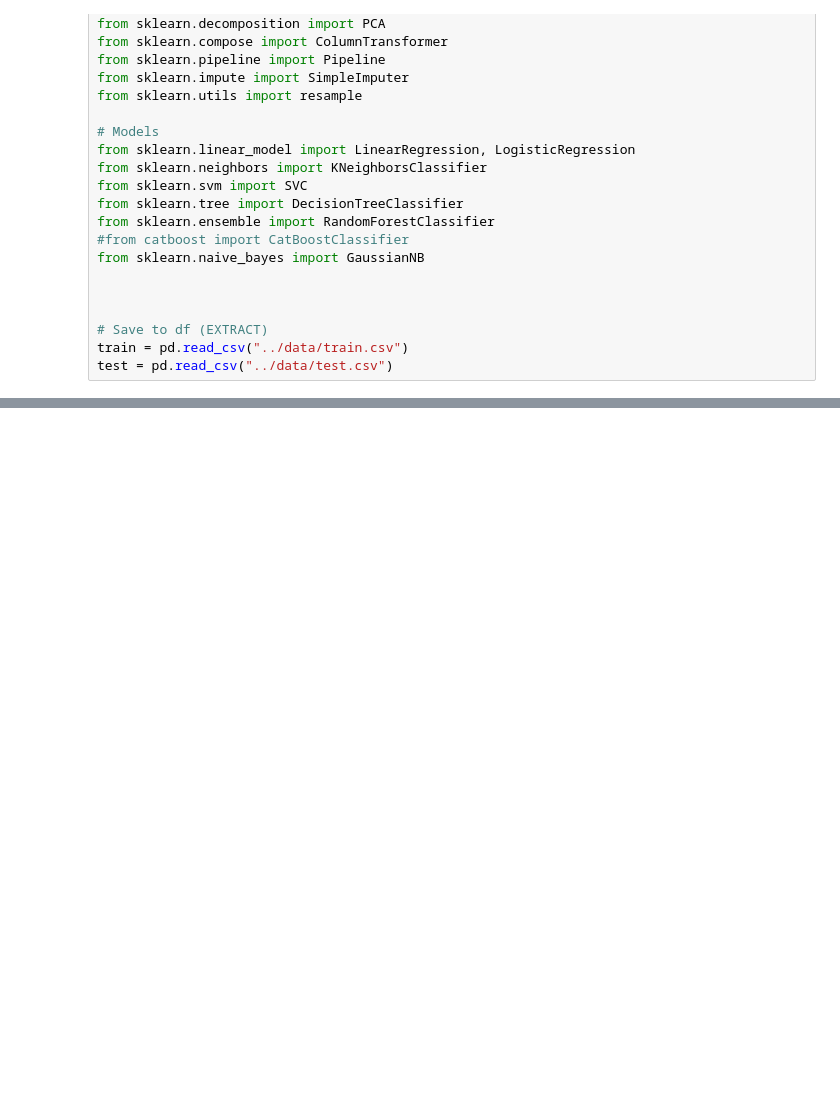
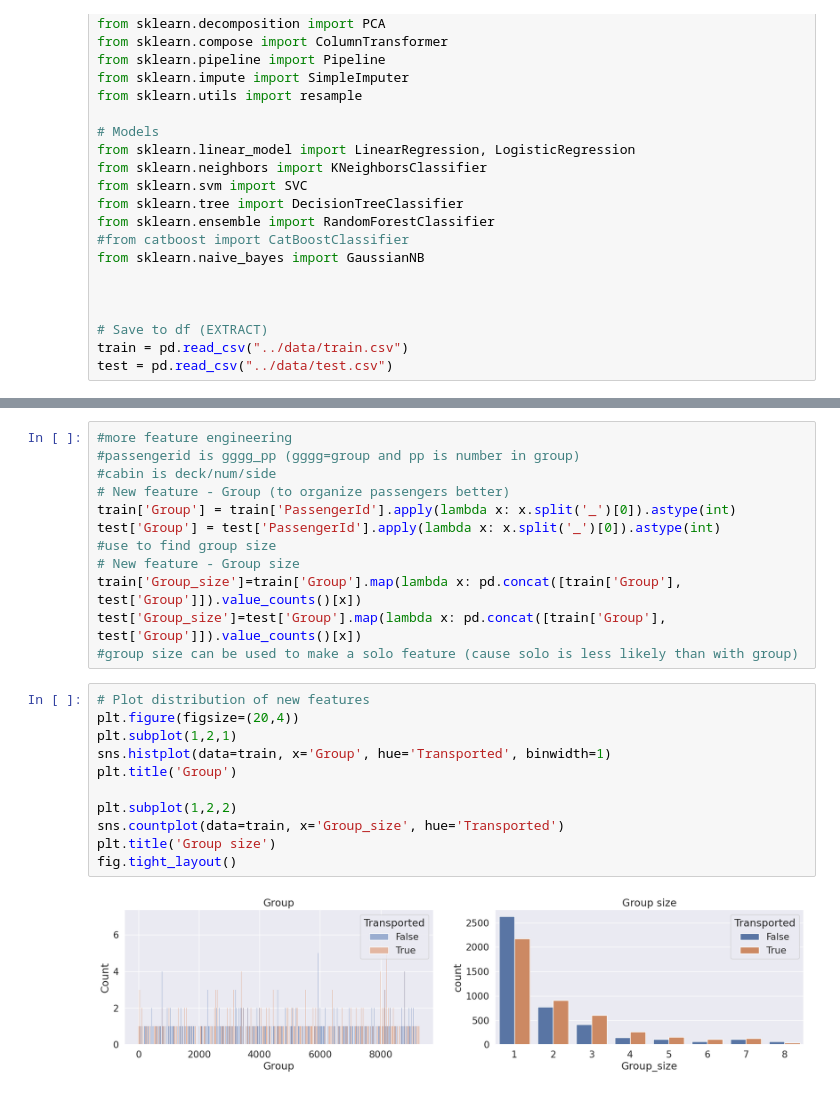
Before and after one commit to Nelluc6/spaceship-titanic-code, a Jupyter notebook: notebooks/space-titanic.ipynb, the cells around one changed output, grey strips where cells are left out. Cells and saved outputs as stored; diff of their text form; blank space fills up the shorter version.

```diff
--- a/notebooks/space-titanic.ipynb
+++ b/notebooks/space-titanic.ipynb
@@ -46,0 +147,25 @@ Duplicates in test set: 0, (0.0%)
+# %%
+#more feature engineering
+#passengerid is gggg_pp (gggg=group and pp is number in group)
+#cabin is deck/num/side
+# New feature - Group (to organize passengers better)
+train['Group'] = train['PassengerId'].apply(lambda x: x.split('_')[0]).astype(int)
+test['Group'] = test['PassengerId'].apply(lambda x: x.split('_')[0]).astype(int)
+#use to find group size
+# New feature - Group size
+train['Group_size']=train['Group'].map(lambda x: pd.concat([train['Group'], test['Group']]).value_counts()[x])
+test['Group_size']=test['Group'].map(lambda x: pd.concat([train['Group'], test['Group']]).value_counts()[x])
+#group size can be used to make a solo feature (cause solo is less likely than with group)
+# %%
+# Plot distribution of new features
+plt.figure(figsize=(20,4))
+plt.subplot(1,2,1)
+sns.histplot(data=train, x='Group', hue='Transported', binwidth=1)
+plt.title('Group')
+
+plt.subplot(1,2,2)
+sns.countplot(data=train, x='Group_size', hue='Transported')
+plt.title('Group size')
+fig.tight_layout()
+# %% [output]
+[figure, added]
```
Also changed, not shown: parts of 66 cells of this notebook.
